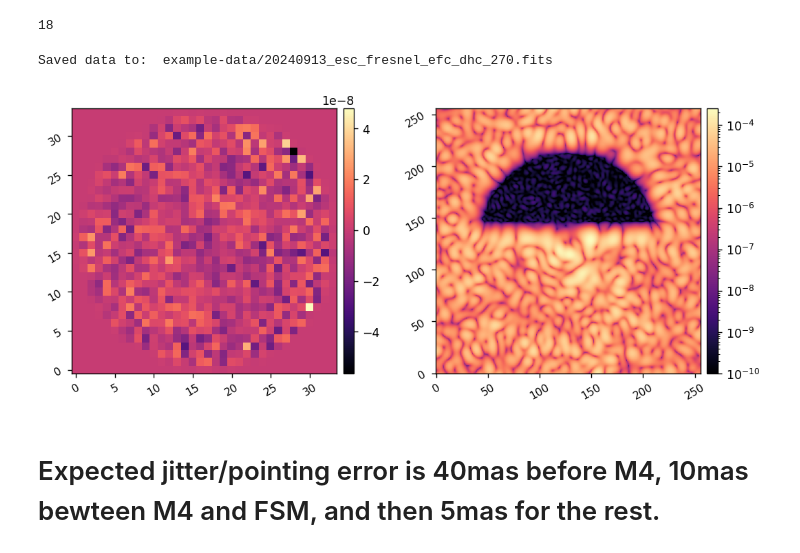
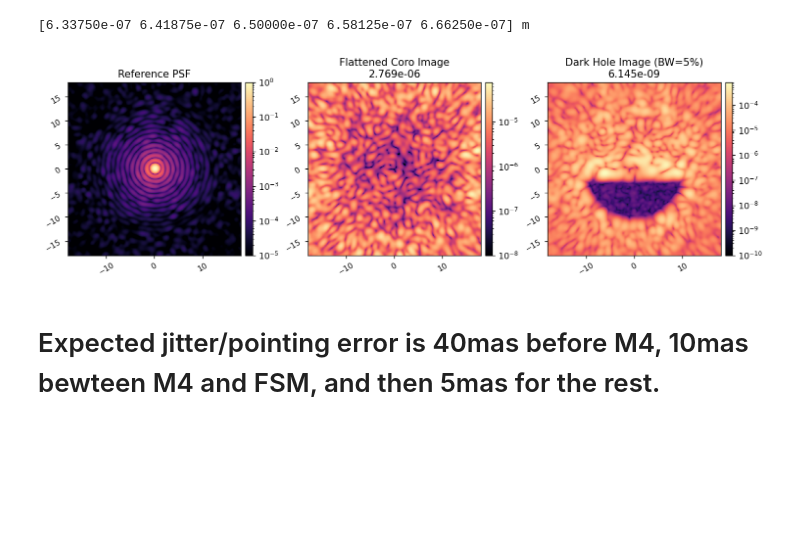
Before and after one commit to kian1377/esc-fresnel, a Jupyter notebook: notebooks/esc_fresnel_beamwalk.ipynb, the cells around one changed output. Cells and saved outputs as stored; diff of their text form; code cells hidden in the pictures; blank space fills up the shorter version.

```diff
--- a/notebooks/esc_fresnel_beamwalk.ipynb
+++ b/notebooks/esc_fresnel_beamwalk.ipynb
@@ -113,3 +122,0 @@ Saved data to:  example-data/20240913_esc_fresnel_efc_response_cube.fits
-# %%
-reload(utils)
-response_cube = utils.load_fits(f'example-data/{today}_esc_fresnel_efc_response_cube.fits')
@@ -174,19 +123,45 @@ EFC completed in 4.430 sec.
-# %%
-len(all_commands)
-# %% [output]
-18
-# %%
-utils.save_fits(f'example-data/{today}_esc_fresnel_efc_dhc_270.fits', all_commands[-1])
-# %% [output]
-Saved data to:  example-data/20240913_esc_fresnel_efc_dhc_270.fits
-# %%
-dhc = utils.load_fits(f'example-data/20240913_esc_fresnel_efc_dhc_270.fits')
-M.set_dm(dhc)
-dh_im = M.snap()
-
-imshow2(dhc, dh_im, lognorm2=True, vmin2=1e-10)
-# %% [output]
-[figure, removed]
+# %%
+def snap_bb(M, waves):
+    bb_im = 0.0
+    for wave in waves:
+        M.wavelength = wave
+        mono_im = M.snap()
+        bb_im += mono_im
+    return bb_im
+# %%
+bw = 0.05
+waves = np.linspace((1-bw/2)*M.wavelength_c, (1+bw/2)*M.wavelength_c, 5)
+print(waves)
+
+M.reset_dm()
+M.use_vortex = False
+ref_psf = snap_bb(M, waves)
+Imax_ref = np.max(ref_psf)
+
+M.use_vortex = True
+coro_im_flat = snap_bb(M, waves) /Imax_ref
+
+M.set_dm(dh_command, channel=3)
+coro_im_dh = snap_bb(M, waves) /Imax_ref
+
+contrast_flat = utils.mean(coro_im_flat, coro_mask)
+contrast_dh = utils.mean(coro_im_dh, coro_mask)
+
+imshow3(
+    ref_psf/Imax_ref, coro_im_flat, coro_im_dh,
+    # ref_psf/M.Imax_ref, coro_im_0*coro_mask, coro_im_flat*coro_mask,
+    f'Reference PSF',
+    f'Flattened Coro Image\n{contrast_flat:.3e}',
+    f'Dark Hole Image (BW={bw*100:.0f}%)\n{contrast_dh:.3e}',
+    lognorm=1,
+    pxscl=M.psf_pixelscale_lamD,
+    vmin1=1e-5,
+    vmin2=1e-8,
+    vmin3=1e-10,
+)
+# %% [output]
+[6.33750e-07 6.41875e-07 6.50000e-07 6.58125e-07 6.66250e-07] m
+[figure, added]
 # %% [markdown]
 # Expected jitter/pointing error is 40mas before M4, 10mas bewteen M4 and FSM, and then 5mas for the rest.
 # %% [markdown]
```
Also changed, not shown: parts of 10 cells of this notebook, 8 other files.
